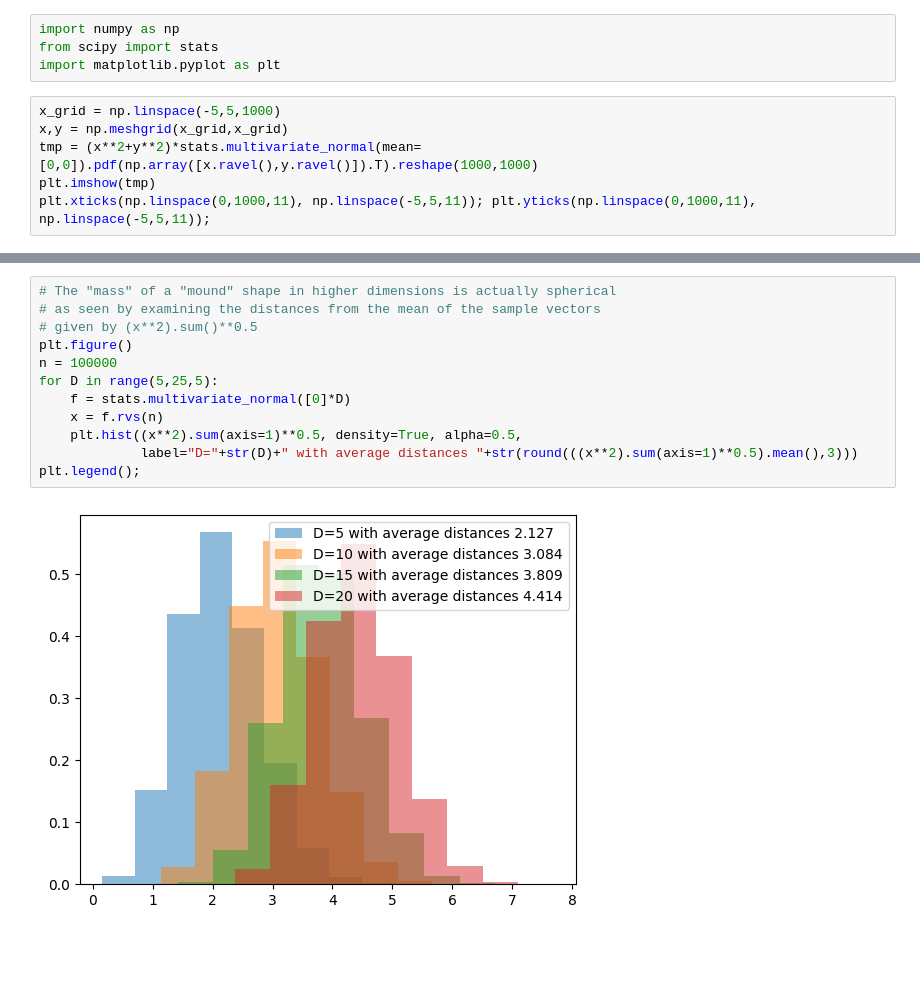
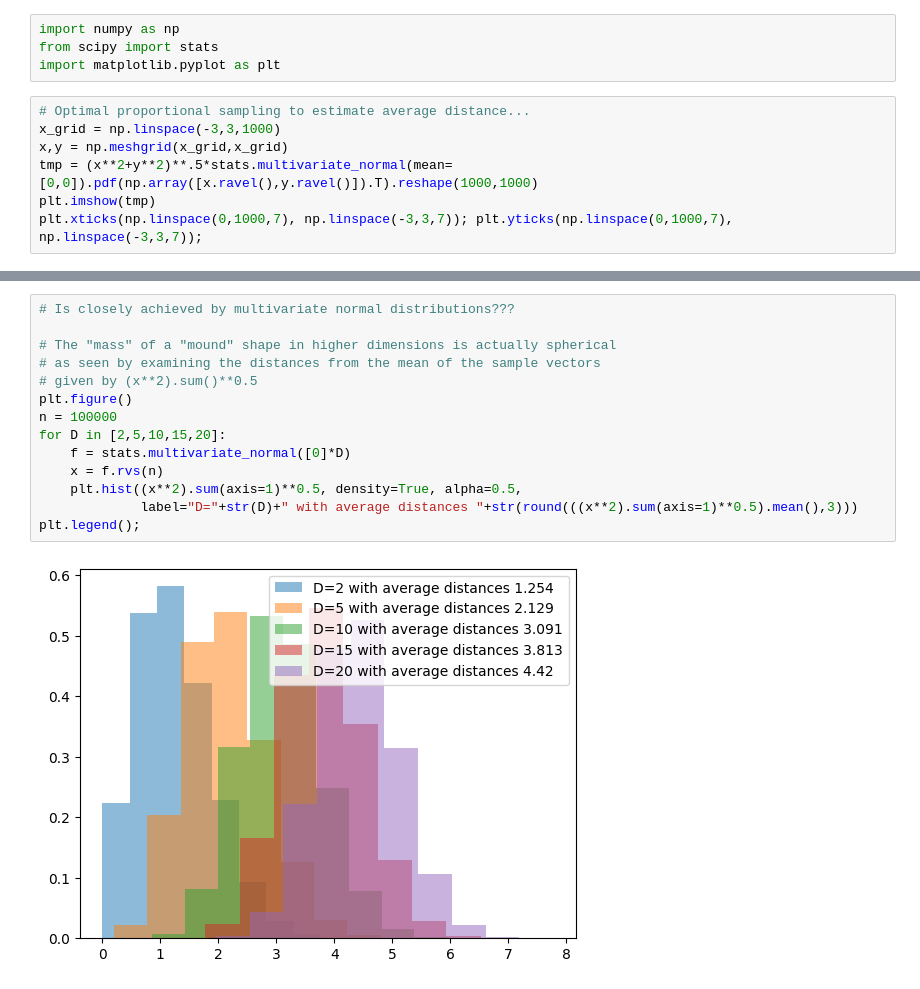
Before and after one commit to pointOfive/STA410_tenfouroverandout, a Jupyter notebook: STA410_Week4_Pre_Lecture_Reading_Etc.ipynb, the cells around one changed output, grey strips where cells are left out. Saved outputs shown, nothing was run; the diff lists cells and outputs as text; blank space fills up the shorter version.

```diff
--- a/STA410_Week4_Pre_Lecture_Reading_Etc.ipynb
+++ b/STA410_Week4_Pre_Lecture_Reading_Etc.ipynb
@@ -316,9 +316,10 @@ import numpy as np
 from scipy import stats
 import matplotlib.pyplot as plt
 # %%
-x_grid = np.linspace(-5,5,1000)
+# Optimal proportional sampling to estimate average distance...
+x_grid = np.linspace(-3,3,1000)
 x,y = np.meshgrid(x_grid,x_grid)
-tmp = (x**2+y**2)*stats.multivariate_normal(mean=[0,0]).pdf(np.array([x.ravel(),y.ravel()]).T).reshape(1000,1000)
+tmp = (x**2+y**2)**.5*stats.multivariate_normal(mean=[0,0]).pdf(np.array([x.ravel(),y.ravel()]).T).reshape(1000,1000)
 plt.imshow(tmp)
-plt.xticks(np.linspace(0,1000,11), np.linspace(-5,5,11)); plt.yticks(np.linspace(0,1000,11), np.linspace(-5,5,11));
+plt.xticks(np.linspace(0,1000,7), np.linspace(-3,3,7)); plt.yticks(np.linspace(0,1000,7), np.linspace(-3,3,7));
 # %% [output]
@@ -326,14 +327,16 @@ plt.xticks(np.linspace(0,1000,11), np.linspace(-5,5,11)); plt.yticks(np.linspace
 # %%
+# Is closely achieved by multivariate normal distributions???
+
 # The "mass" of a "mound" shape in higher dimensions is actually spherical
 # as seen by examining the distances from the mean of the sample vectors
 # given by (x**2).sum()**0.5
 plt.figure()
 n = 100000
-for D in range(5,25,5):
+for D in [2,5,10,15,20]:
     f = stats.multivariate_normal([0]*D)
     x = f.rvs(n)
     plt.hist((x**2).sum(axis=1)**0.5, density=True, alpha=0.5,
              label="D="+str(D)+" with average distances "+str(round(((x**2).sum(axis=1)**0.5).mean(),3)))
 plt.legend();
 # %% [output]
-[figure, old version]
+[figure, new version]
```
Also changed, not shown: parts of 14 cells of this notebook.
